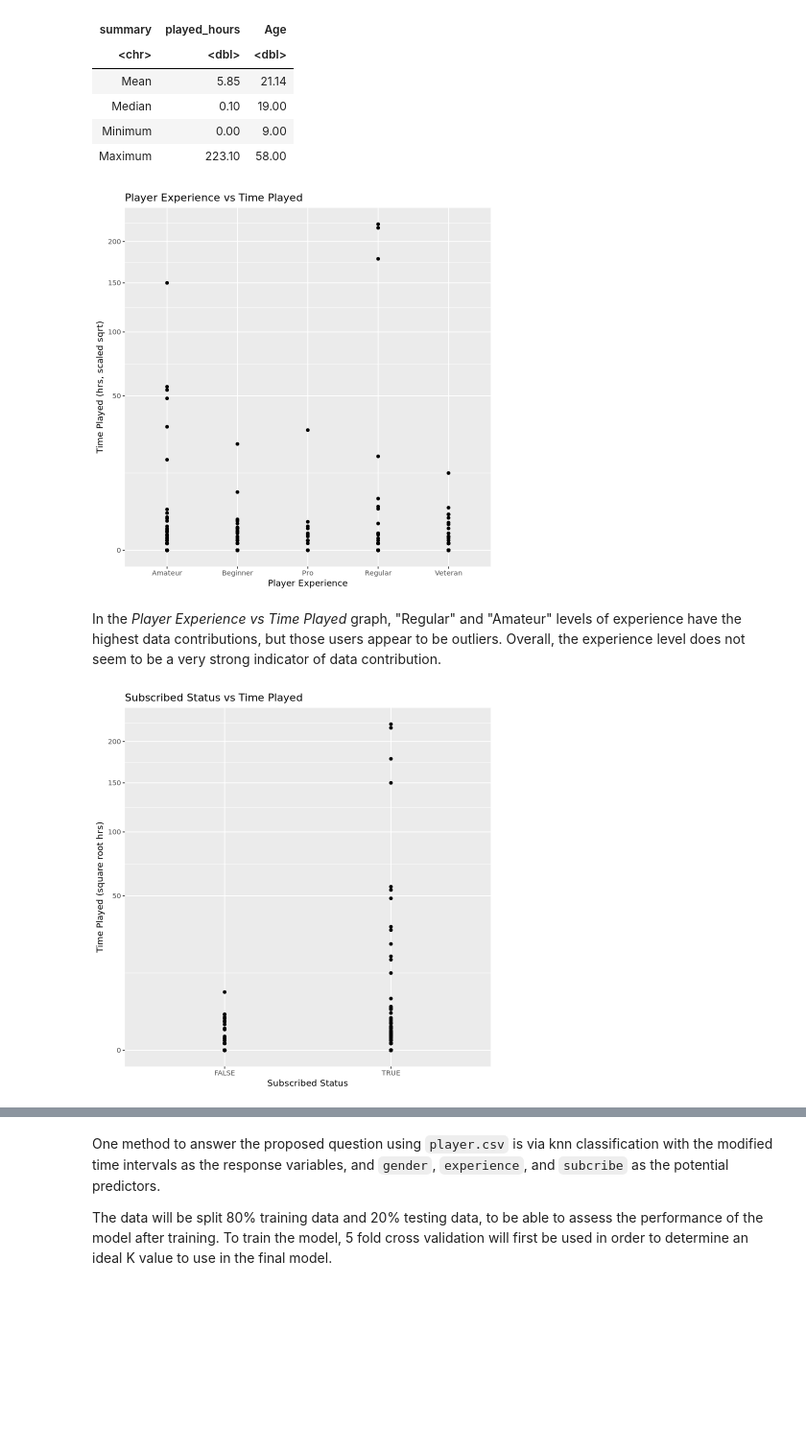
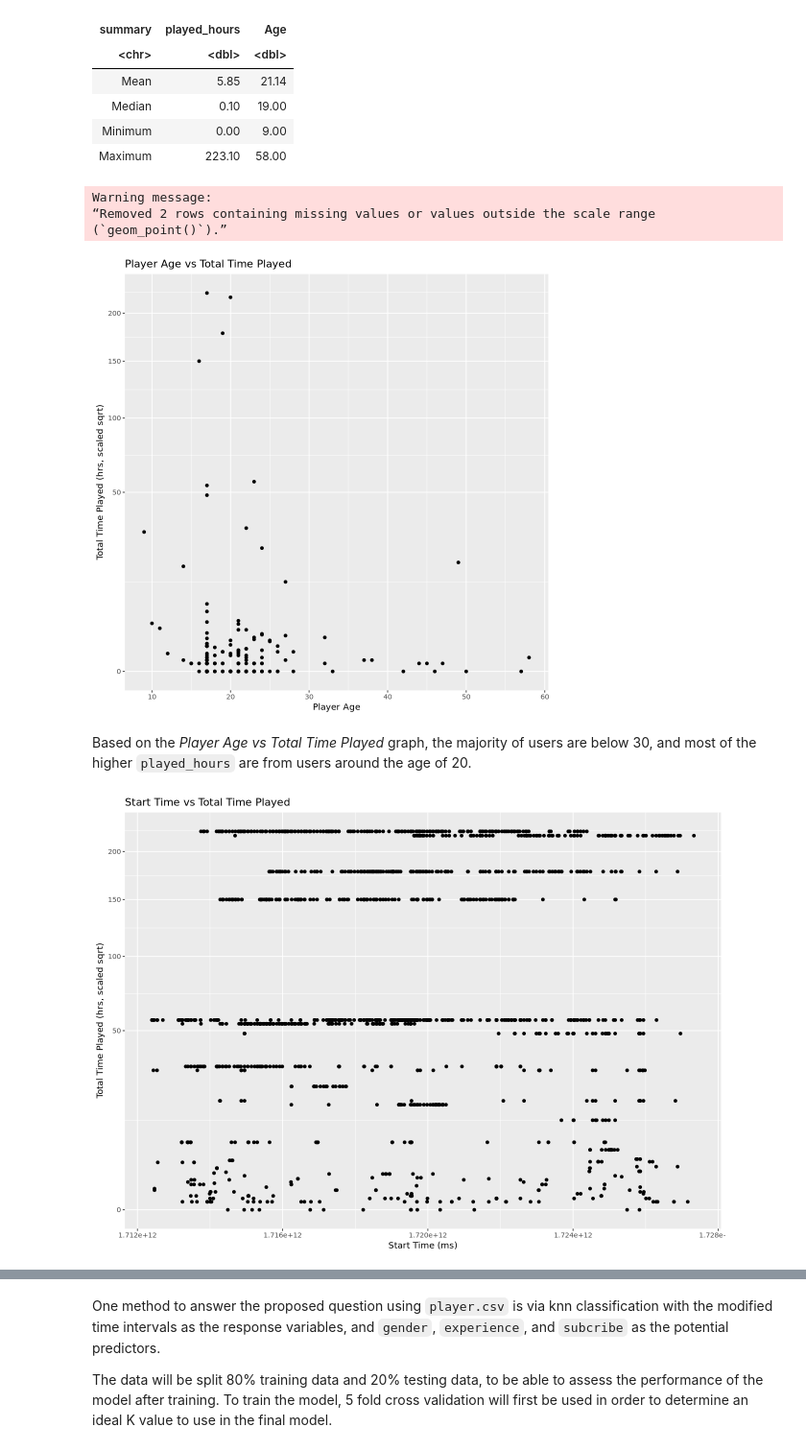
Before and after one commit to n-b-t/DSCI-100-Project-individual-, a Jupyter notebook: Planning_Report.ipynb, the cells around one changed output, grey strips where cells are left out. Shown at 96% size. Drawn from its saved outputs; the diff is of its cells as text; code cells hidden in the pictures; blank space fills up the shorter version.

Commit message:
created combined data table and changed the plots to reflect the question

```diff
--- a/Planning_Report.ipynb
+++ b/Planning_Report.ipynb
@@ -101,3 +92,6 @@ A tibble: 6 × 7
 | bfce39c89d6549f2bb94d8064d3ce69dc... | 2024-07-25 | 03:22 | 2024-07-25 | 03:58 | 1.72188e+12 | 1.72188e+12 |
 | 36d9cbb4c6bc0c1a6911436d2da0d09ec... | 2024-05-25 | 16:01 | 2024-05-25 | 16:12 | 1.71665e+12 | 1.71665e+12 |
 | bfce39c89d6549f2bb94d8064d3ce69dc... | 2024-06-23 | 15:08 | 2024-06-23 | 17:10 | 1.71916e+12 | 1.71916e+12 |
+# %%
+combined_data <- merge(player_data, sessions_tidy, "hashedEmail")
+head(combined_data)
@@ -120,27 +124,32 @@ A tibble: 4 × 3
 | Minimum | 0.00 | 9.00 |
 | Maximum | 223.10 | 58.00 |
 # %%
-experience_plot <- player_data |>
-                    ggplot(aes(x = experience, played_hours)) +
+options(repr.plot.width = 8, repr.plot.height = 8)
+age_plot <- player_data |>
+                    ggplot(aes(x = Age, played_hours)) +
                     geom_point() +
-                    labs(x = "Player Experience", y = "Time Played (hrs, scaled sqrt)",
-                         title = "Player Experience vs Time Played") +
+                    labs(x = "Player Age", y = "Total Time Played (hrs, scaled sqrt)",
+                         title = "Player Age vs Total Time Played") +
                     theme(text = element_text(30)) +
                     scale_y_sqrt()
-experience_plot
+age_plot
 # %% [output]
+Warning message:
+“Removed 2 rows containing missing values or values outside the scale range
+(`geom_point()`).”
-[figure, old version]
+[figure, new version]
 # %% [markdown]
-In the *Player Experience vs Time Played* graph, "Regular" and "Amateur" levels of experience have the highest data contributions, but those users appear to be outliers. Overall, the experience level does not seem to be a very strong indicator of data contribution.
+Based on the *Player Age vs Total Time Played* graph, the majority of users are below 30, and most of the higher `played_hours` are from users around the age of 20.
 # %%
-subscription_plot <-  player_data |>
-                    ggplot(aes(x = subscribe, played_hours)) +
+options(repr.plot.width = 11)
+start_time_plot <-  combined_data |>
+                    ggplot(aes(x = original_start_time, played_hours)) +
                     geom_point() +
-                    labs(x = "Subscribed Status", y = "Time Played (square root hrs)",
-                         title = "Subscribed Status vs Time Played") +
+                    labs(x = "Start Time (ms)", y = "Total Time Played (hrs, scaled sqrt)",
+                         title = "Start Time vs Total Time Played") +
                     theme(text = element_text(30)) +
                     scale_y_sqrt()
-subscription_plot
+start_time_plot
 # %% [output]
-[figure, old version]
+[figure, new version]
 # %% [markdown]
```
Also changed, not shown: parts of 5 cells of this notebook.
